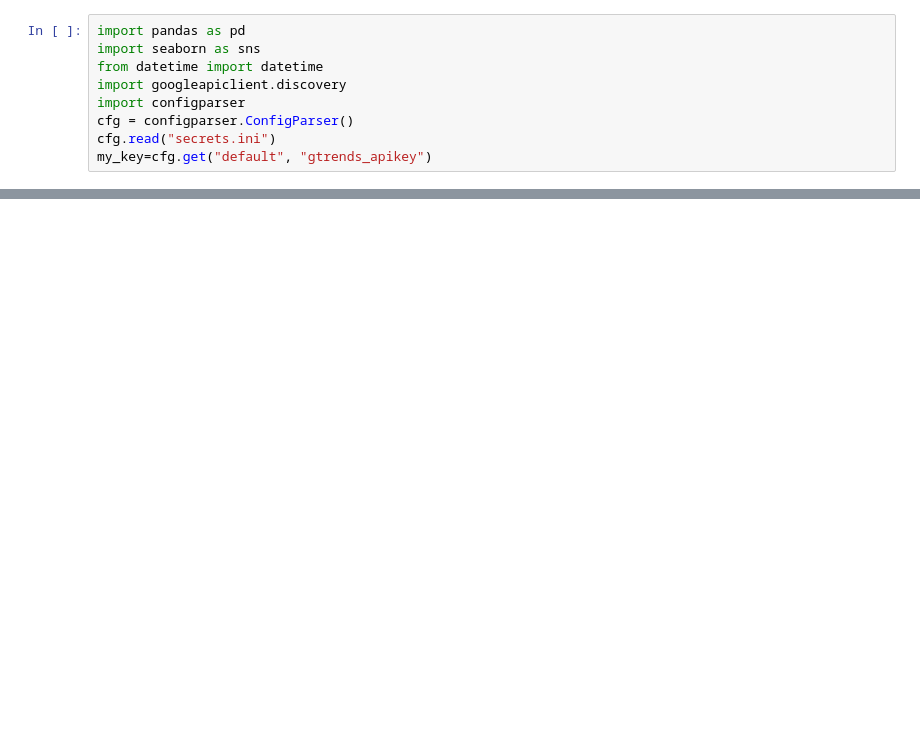
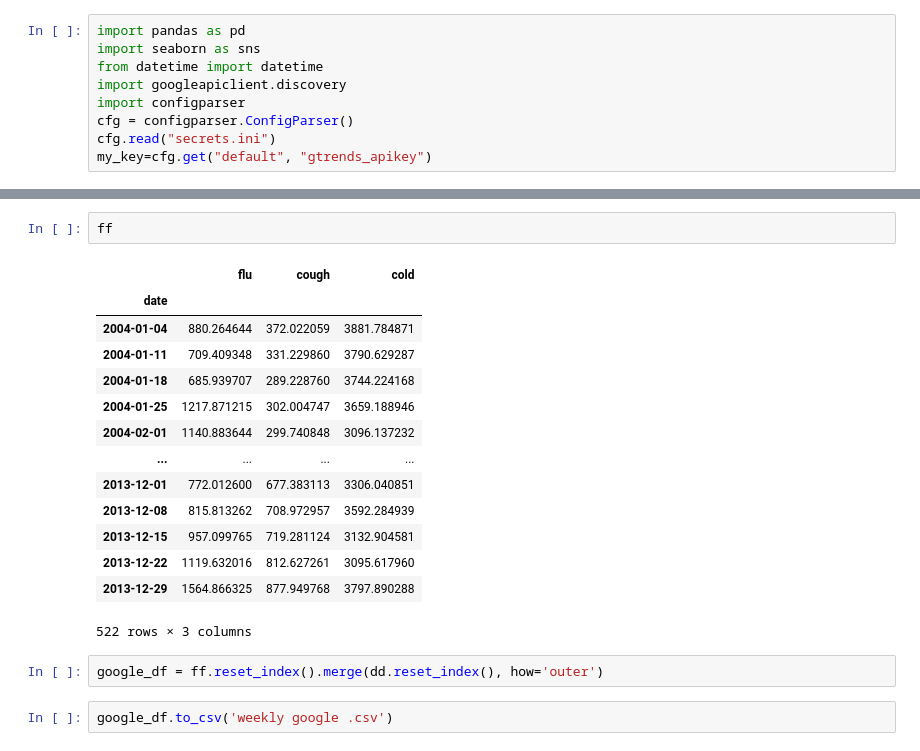
Before and after one commit to tyg3rr/Scribbles, a Jupyter notebook: Shiny New Google API .ipynb, the cells around one changed output, grey strips where cells are left out. Cells and saved outputs as stored; diff of their text form; blank space fills up the shorter version.

```diff
--- a/Shiny New Google API .ipynb
+++ b/Shiny New Google API .ipynb
@@ -125,0 +113,21 @@ service.getTimelinesForHealth()
+# %%
+ff
+# %% [output]
+|  | flu | cough | cold |
+| date |  |  |  |
+| 2004-01-04 | 880.264644 | 372.022059 | 3881.784871 |
+| 2004-01-11 | 709.409348 | 331.229860 | 3790.629287 |
+| 2004-01-18 | 685.939707 | 289.228760 | 3744.224168 |
+| 2004-01-25 | 1217.871215 | 302.004747 | 3659.188946 |
+| 2004-02-01 | 1140.883644 | 299.740848 | 3096.137232 |
+| ... | ... | ... | ... |
+| 2013-12-01 | 772.012600 | 677.383113 | 3306.040851 |
+| 2013-12-08 | 815.813262 | 708.972957 | 3592.284939 |
+| 2013-12-15 | 957.099765 | 719.281124 | 3132.904581 |
+| 2013-12-22 | 1119.632016 | 812.627261 | 3095.617960 |
+| 2013-12-29 | 1564.866325 | 877.949768 | 3797.890288 |
+522 rows × 3 columns
+# %%
+google_df = ff.reset_index().merge(dd.reset_index(), how='outer')
+# %%
+google_df.to_csv('weekly google .csv')
```
Also changed, not shown: parts of 35 cells of this notebook, 5 other files.
